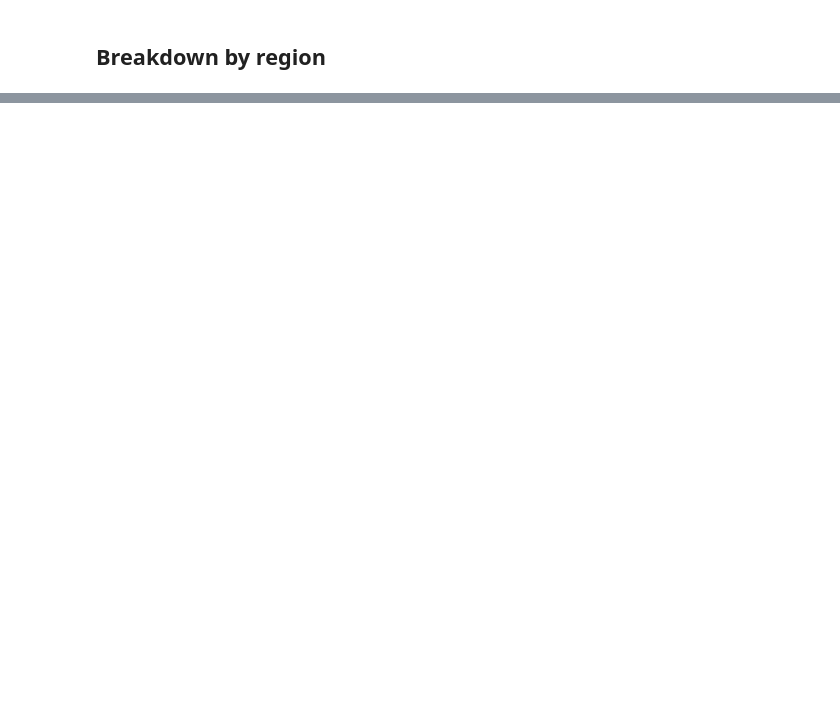
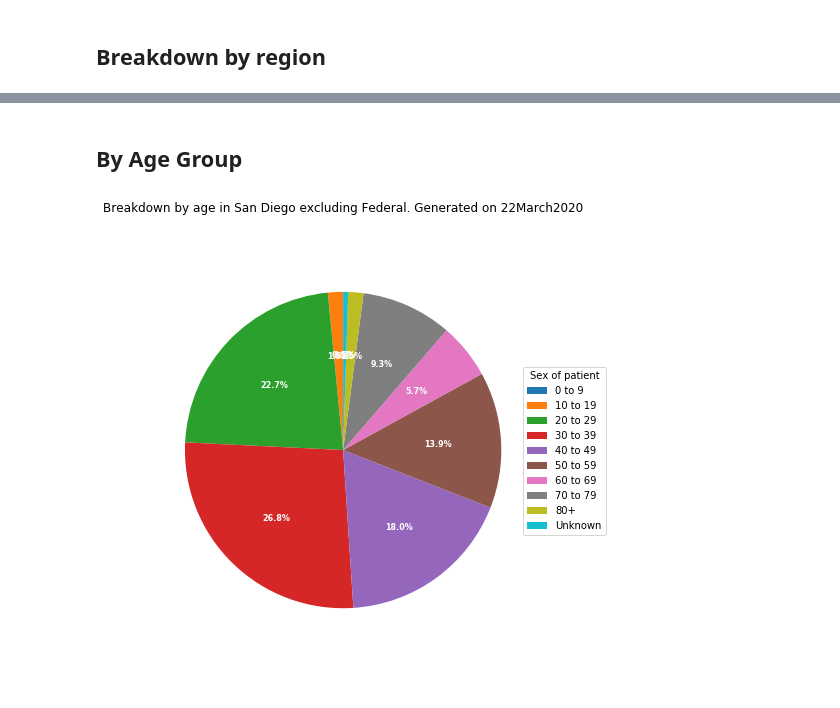
Before and after one commit to menis/sd_covid, a Jupyter notebook: sd_covid_analysis.ipynb, the cells around one changed output, grey strips where cells are left out. Saved outputs shown, nothing was run; the diff lists cells and outputs as text; code cells hidden in the pictures; blank space fills up the shorter version.

```diff
--- a/sd_covid_analysis.ipynb
+++ b/sd_covid_analysis.ipynb
@@ -85,0 +111,30 @@ plt.savefig("./plots/breakdownbyregion_"+today_str+".png")
+# %% [markdown]
+## By Age Group
+# %%
+currentstate = df.tail(1)
+labels = '0 to 9', '10 to 19', '20 to 29', '30 to 39', '40 to 49', '50 to 59', '60 to 69', '70 to 79', '80+', 'Unknown'
+
+a0to9 = currentstate['sd_0to9'].iloc[0]+currentstate['nonsd_0to9'].iloc[0]
+a10to19=currentstate['sd_10to19'].iloc[0]+currentstate['nonsd_10to19'].iloc[0]
+a20to29=currentstate['sd_20to29'].iloc[0]+currentstate['nonsd_20to29'].iloc[0]
+a30to39=currentstate['sd_30to39'].iloc[0]+currentstate['nonsd_30to39'].iloc[0]
+a40to49=currentstate['sd_40to49'].iloc[0]+currentstate['nonsd_40to49'].iloc[0]
+a50to59=currentstate['sd_50to59'].iloc[0]+currentstate['nonsd_50to59'].iloc[0]
+a60to69=currentstate['sd_60to69'].iloc[0]+currentstate['nonsd_60to69'].iloc[0]
+a70to79=currentstate['sd_70to79'].iloc[0]+currentstate['nonsd_70to79'].iloc[0]
+a80plus=currentstate['sd_80plus'].iloc[0]+currentstate['nonsd_80plus'].iloc[0]
+unk=currentstate['sd_age_unk'].iloc[0]+currentstate['nonsd_age_unk'].iloc[0]
+sizes = [a0to9, a10to19, a20to29, a30to39, a40to49, a50to59, a60to69, a70to79, a80plus, unk]
+f, ax = plt.subplots(figsize=(7,7))
+wedges, texts, autotexts = ax.pie(sizes, autopct='%1.1f%%', startangle=90, textprops=dict(color="w"), )
+
+ax.legend(wedges, labels, title="Sex of patient",
+          loc="center left",bbox_to_anchor=(1, 0, 0.5, 1))
+plt.setp(autotexts, size=8, weight="bold")
+
+ax.axis('equal')
+plt.title('Breakdown by age in San Diego excluding Federal. Generated on '+today_str)
+plt.tight_layout()
+plt.savefig("./plots/ageaffectedSanDiego_nonfederal_"+today_str+".png")
+# %% [output]
+[figure, added]
```
Also changed, not shown: parts of 7 cells of this notebook, 6 other files.
